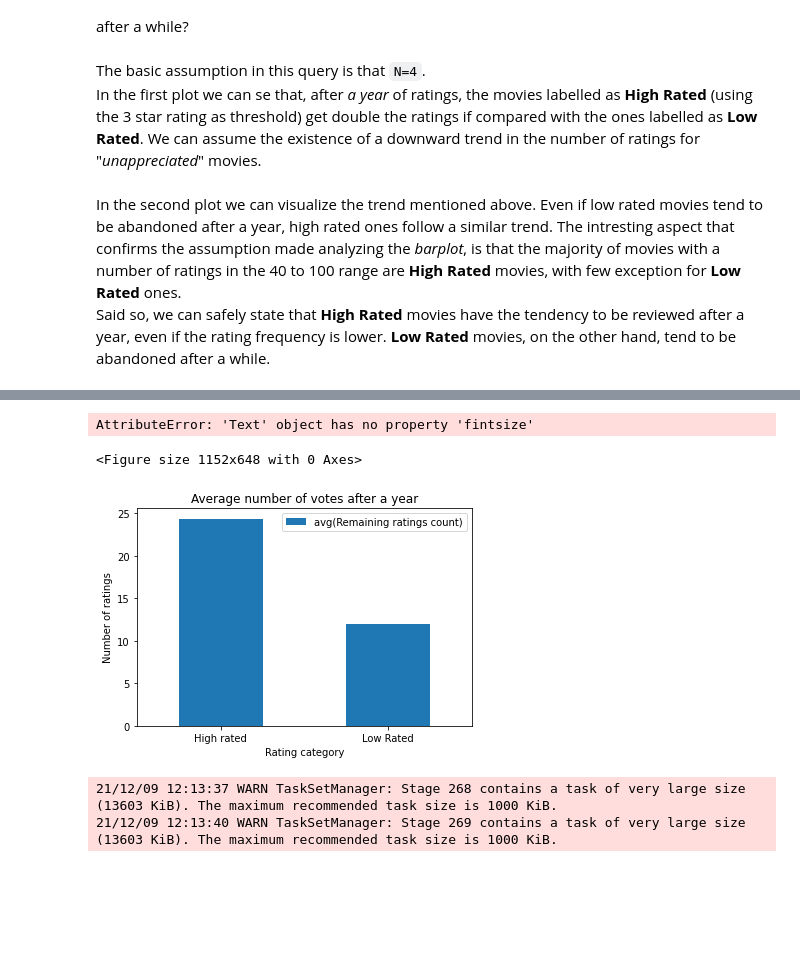
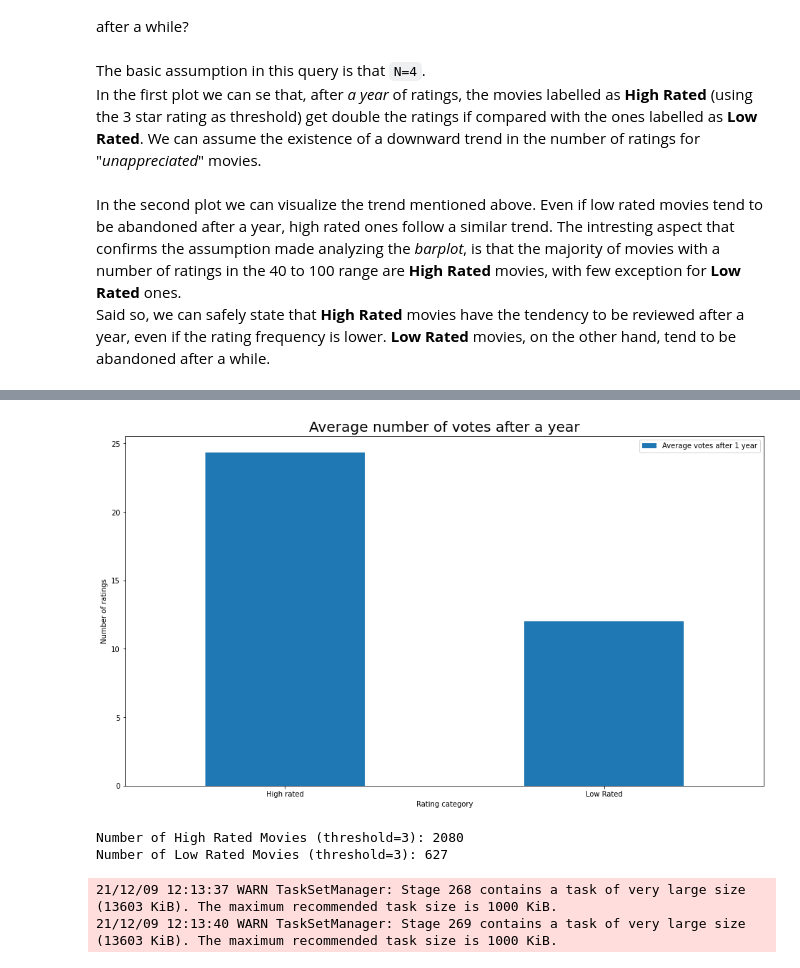
Before and after one commit to zetaemme/movielens_analysis, a Jupyter notebook: movielens.ipynb, the cells around one changed output, grey strips where cells are left out. Saved outputs shown, nothing was run; the diff lists cells and outputs as text; code cells hidden in the pictures; blank space fills up the shorter version.

```diff
--- a/movielens.ipynb
+++ b/movielens.ipynb
@@ -533,16 +533,16 @@ category_avg = result_df.groupBy("Rating category")\
                         .toPandas()
 
 # Plotting section
-plt.figure(figsize=(16, 9))
-
 category_avg.plot.bar(
     x="Rating category",
     y="avg(Remaining ratings count)",
     rot=0,
-    ylabel="Number of ratings"
+    ylabel="Number of ratings",
+    figsize=(16,9),
+    label="Average votes after 1 year"
 )
 
-plt.title("Average number of votes after a year", fintsize=20)
+plt.title("Average number of votes after a year", fontsize=20)
 
 plt.show()
 
@@ -562,6 +562,6 @@ print(f"Number of Low Rated Movies (threshold=3): {category_count[1]['count']}")
+[figure, new version]
-AttributeError: 'Text' object has no property 'fintsize'
+Number of High Rated Movies (threshold=3): 2080
+Number of Low Rated Movies (threshold=3): 627
-<Figure size 1152x648 with 0 Axes>
-[figure, old version]
 # %%
 import matplotlib.pyplot as plt
 import pandas as pd
```
Also changed, not shown: parts of 1 cell of this notebook.
